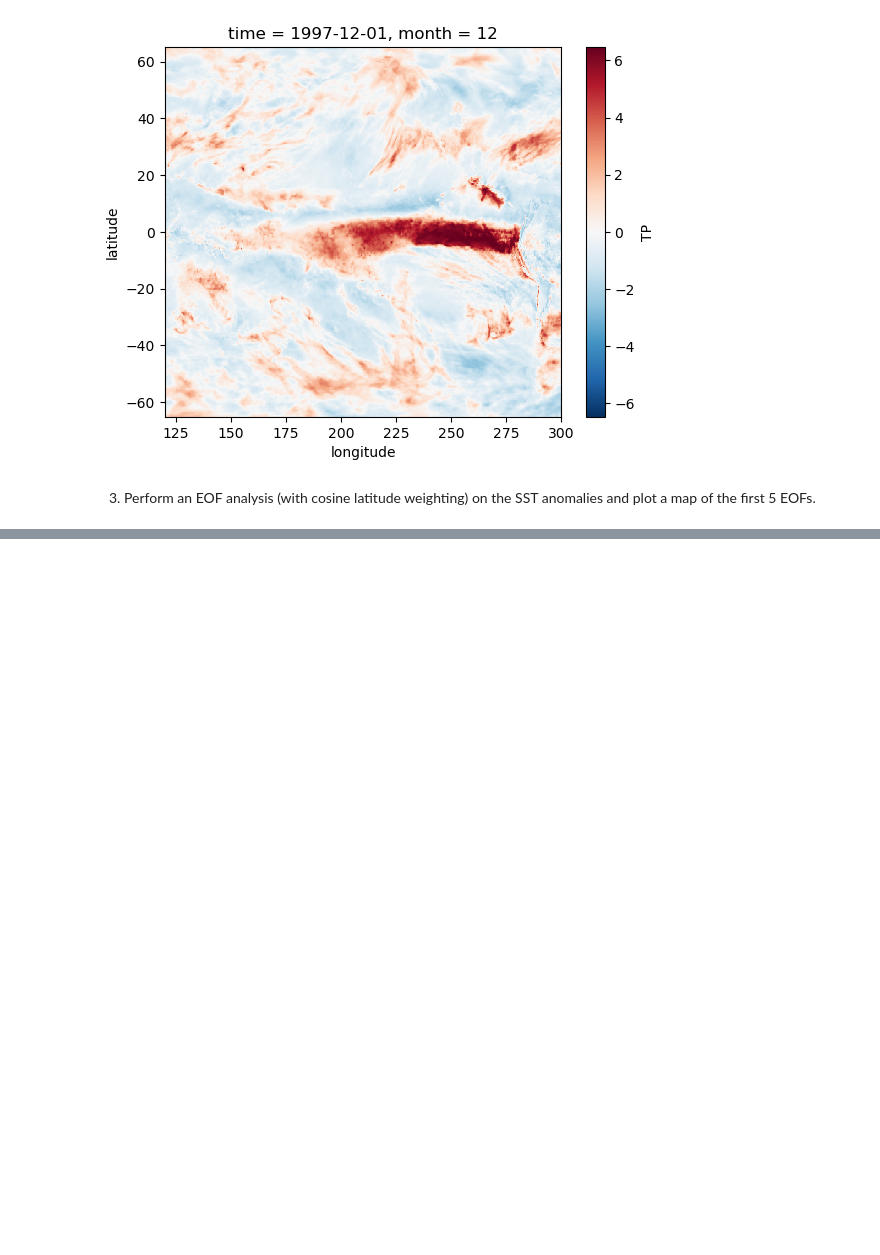
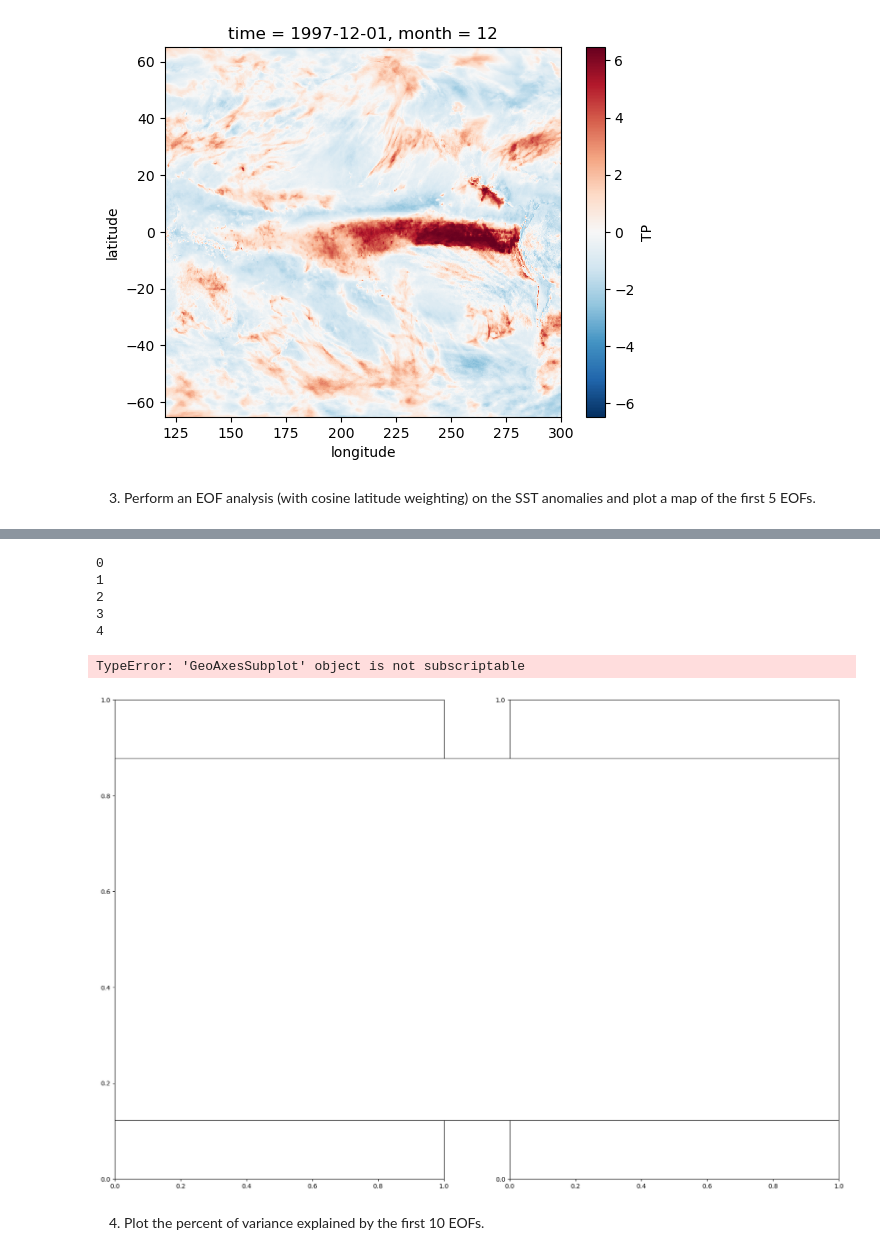
Before and after one commit to atmsillinois/time-series-and-eofs-leanneblind, a Jupyter notebook: project4_atms523_blind.ipynb, the cells around one changed output, grey strips where cells are left out. Cells and saved outputs as stored; diff of their text form; code cells hidden in the pictures; blank space fills up the shorter version.

```diff
--- a/project4_atms523_blind.ipynb
+++ b/project4_atms523_blind.ipynb
@@ -471,12 +425,16 @@ stand_ano_sst_no_month = stand_ano_sst_da.drop('month')
 # %%
 # Create an EOF solver to do the EOF analysis. Square-root of cosine of
 # latitude weights are applied before the computation of EOFs.
-coslat = np.cos(np.deg2rad(computed_stand_ano_precip.drop('month').coords['latitude'].values))
+
+no_month_computed_stand_ano_precip = computed_stand_ano_precip.drop('month')
+no_month_computed_stand_ano_sst = computed_stand_ano_sst.drop('month')
+
+coslat = np.cos(np.deg2rad(no_month_computed_stand_ano_sst.coords['latitude'].values))
 wgts = np.sqrt(coslat)[..., np.newaxis]
-solver = Eof(computed_stand_ano_precip.drop('month'), weights=wgts)
+solver = Eof(no_month_computed_stand_ano_sst, weights=wgts)
 # %%
-# Retrieve the leading EOF, expressed as the correlation between the leading
+# Retrieve the first 5 EOFs, expressed as the correlation between the
 # PC time series and the input SST anomalies at each grid point, and the
-# leading PC time series itself.
-eof1 = solver.eofsAsCorrelation(neofs=2)
-pc1 = solver.pcs(npcs=2, pcscaling=1)
+# PC time series itself.
+eofs = solver.eofsAsCorrelation(neofs=5)
+pc1 = solver.pcs(npcs=5, pcscaling=1)
@@ -482,0 +461,32 @@ pc1 = solver.pcs(npcs=2, pcscaling=1)
+# %%
+for num in range(5):
+    print(num)
+# %% [output]
+0
+1
+2
+3
+4
+# %%
+# Plot the leading EOF expressed as correlation in the Pacific domain.
+fig, ax = plt.subplots(1, 2, figsize=(21,14))
+clevs = np.linspace(-1, 1, 11)
+ax = plt.axes(projection=ccrs.PlateCarree(central_longitude=190))
+fill = eofs[0].plot.contourf(ax=ax[0,0], levels=clevs, cmap=plt.cm.RdBu_r,
+                                add_colorbar=False, transform=ccrs.PlateCarree())
+ax[0,0].add_feature(cfeature.COASTLINE, color='k', edgecolor='k')
+# for num in range(2):
+#     #ax[0, num] =
+
+#     ax[0,num] = plt.axes(projection=ccrs.PlateCarree(central_longitude=190))
+#     fill = eofs[0].plot.contourf(ax=ax[0,num], levels=clevs, cmap=plt.cm.RdBu_r,
+#                                 add_colorbar=False, transform=ccrs.PlateCarree())
+#     ax[0,num].add_feature(cfeature.COASTLINE, color='k', edgecolor='k')
+# cb = plt.colorbar(fill, orientation='horizontal')
+# cb.set_label('correlation coefficient', fontsize=12)
+# ax.set_title('EOF1 expressed as correlation', fontsize=16)
+# %% [output]
+TypeError: 'GeoAxesSubplot' object is not subscriptable
+[figure, added]
+# %% [markdown]
+4. Plot the percent of variance explained by the first 10 EOFs.
```
Also changed, not shown: parts of 17 cells of this notebook, 2 other files.
